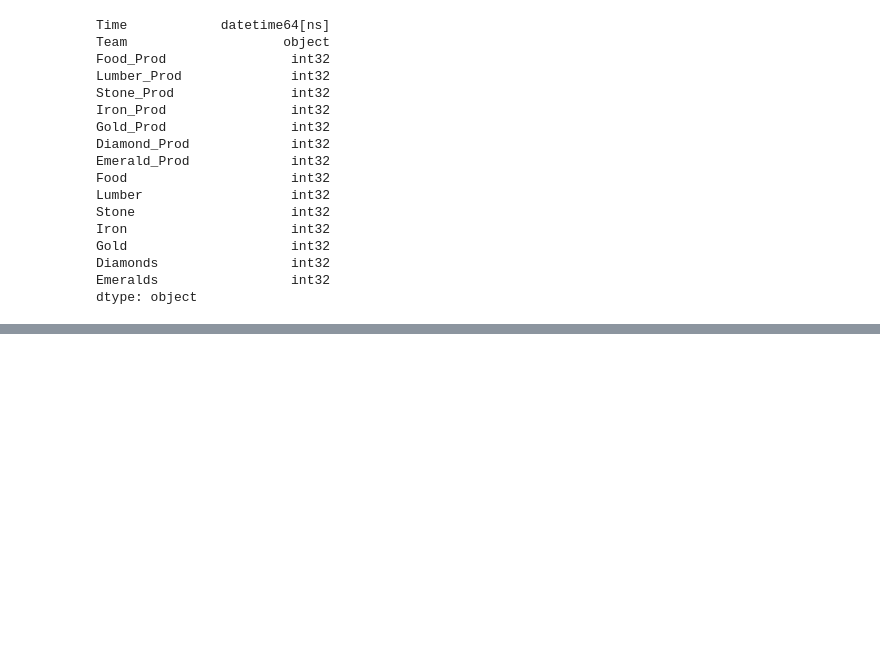
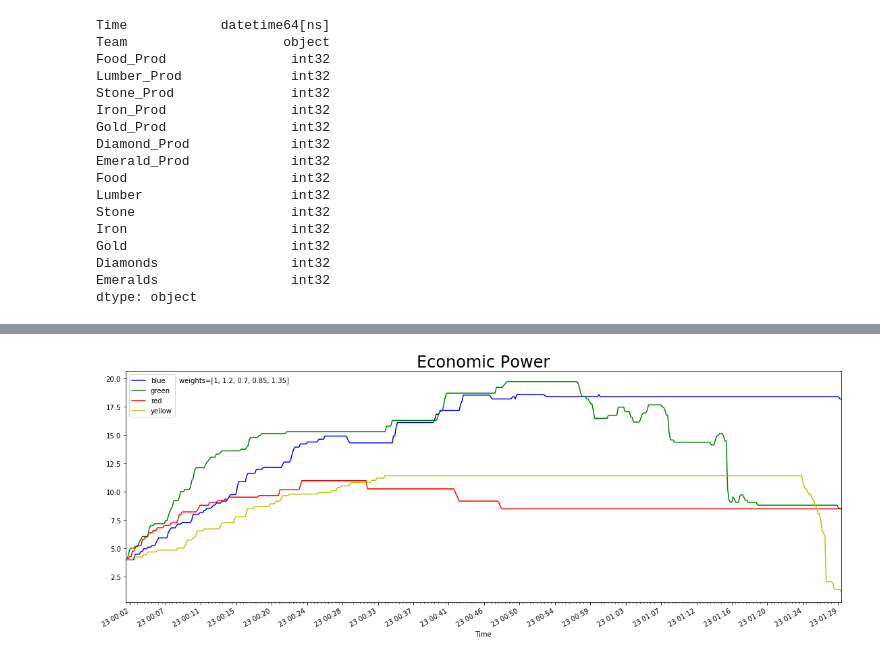
Before and after one commit to TechStack/TS-RTS, a Jupyter notebook: gameStats.ipynb, the cells around one changed output, grey strips where cells are left out. Drawn from its saved outputs; the diff is of its cells as text; code cells hidden in the pictures; blank space fills up the shorter version.

```diff
--- a/gameStats.ipynb
+++ b/gameStats.ipynb
@@ -135,0 +121,26 @@ data.sample(13)
+# %%
+# production weights
+w = [1, 1.2, 0.7, 0.85, 1.35]
+# team = data.loc[data.Team == 'red'].copy()
+data['Econ'] = (data.Food_Prod*w[0] + data.Lumber_Prod*w[1] + data.Stone_Prod*w[2] + data.Iron_Prod*w[3] + data.Gold_Prod*w[4])/len(w)
+data.set_index(data.Time, inplace=True)
+# Trim the data before the townhall is placed.
+data = data.loc[data.Food_Prod >= 5].copy()
+
+# initiate the plot
+fig, ax = plt.subplots(figsize=(19,7))
+
+# group the data by team, and add each one to the axes with the appropriate color
+for name, group in data.groupby(data.Team):
+    group.Econ.plot(ax=ax, color=name[:1],label=name)
+
+
+ax.legend()
+ax.set_title('Economic Power', fontsize=24)
+ax.text(0.075, 0.95, s='weights={}'.format(w), transform=ax.transAxes)
+ax.xaxis.set_major_locator(matplotlib.ticker.MultipleLocator(0.003))
+ax.xaxis.set_minor_locator(matplotlib.ticker.MultipleLocator(0.0003))
+plt.show()
+fig.savefig('Econ.png')
+# %% [output]
+[figure, added]
```
Also changed, not shown: parts of 5 cells of this notebook, 4 other files.
